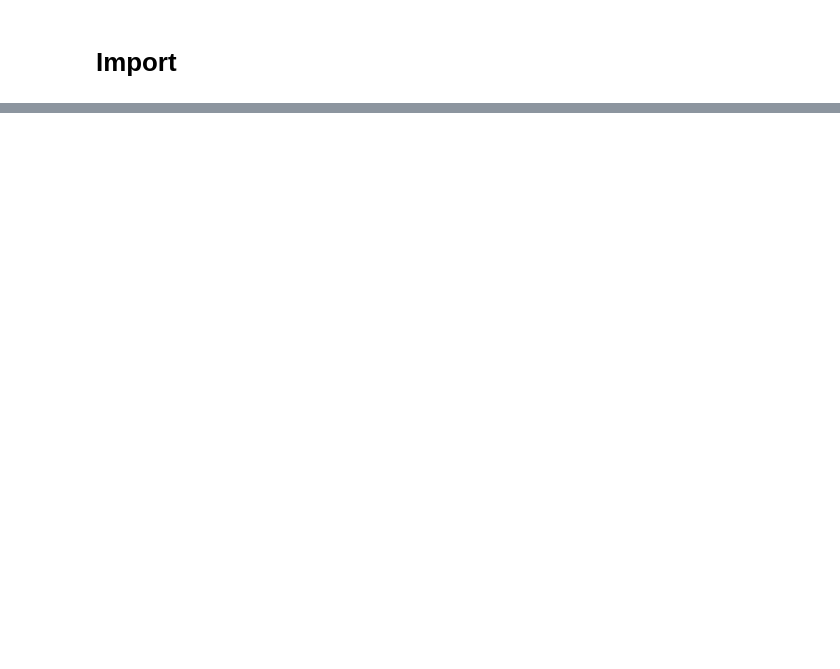
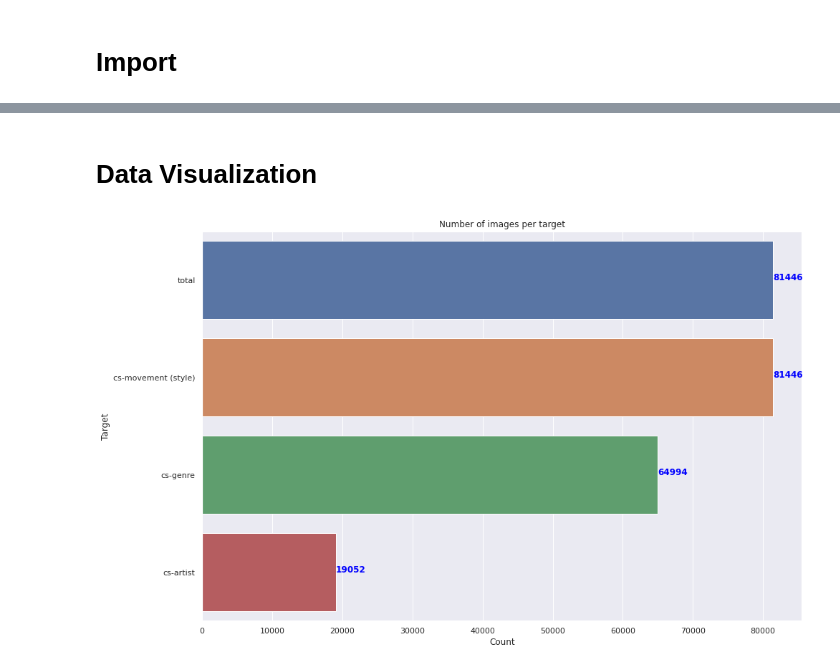
Before and after one commit to gregoirelafay/neural-art, a Jupyter notebook: notebooks/data_preparation.ipynb, the cells around one changed output, grey strips where cells are left out. Saved outputs shown, nothing was run; the diff lists cells and outputs as text; code cells hidden in the pictures; blank space fills up the shorter version.

```diff
--- a/notebooks/data_preparation.ipynb
+++ b/notebooks/data_preparation.ipynb
@@ -4,6 +4,6 @@
 import pandas as pd
 import numpy as np
 import seaborn as sns
+sns.set_theme(style="darkgrid")
 import matplotlib.pyplot as plt
-
 import os
@@ -12,2 +74,3 @@ import os
 # %%
-csv_path = "../raw_data/wikiart/"
+csv_path = "../raw_data/wikiart"
+image_path= "../raw_data/wikiart/wikiart"
@@ -29,7 +76,0 @@ artist.columns = ["path", "artist_id"]
-# %%
-fig, ax = plt.subplots(1, 1, figsize=(15, 10))
-sns.barplot(x=["chan-style-task", "chan-genre-task", "chan-artist-task"], y=[style.shape[0], genre.shape[0], artist.shape[0]], ax=ax)
-
-ax.set_title("Cschan dataset")
-for i, j in enumerate([style.shape[0], genre.shape[0], artist.shape[0]]):
-    ax.text(i, j, j, color='black', ha="center", fontsize=12)
@@ -101,0 +77,2 @@ genre = [i for i in os.listdir(csv_path + 'wikiart') if i != '.DS_Store']
+# %%
+data = get_data(csv_path, image_path)
@@ -101,0 +88,20 @@ genre = [i for i in os.listdir(csv_path + 'wikiart') if i != '.DS_Store']
+# %% [markdown]
+# Data Visualization
+# %%
+col = ['cs-split-artist','cs-split-genre','cs-split-style','path']
+
+fig, ax = plt.subplots(1,1,figsize=(15,10))
+sns.barplot(y=data[col].count().index,
+            x=data[col].count().values,
+            order=data[col].count().sort_values(ascending=False).index,
+            ax=ax);
+
+for i, v in enumerate(data[col].count().sort_values(ascending=False).values):
+    ax.text(v, i , str(v), color='blue', fontweight='bold')
+
+ax.set_yticklabels(['total','cs-movement (style)','cs-genre','cs-artist']);
+ax.set_title("Number of images per target");
+ax.set_xlabel("Count");
+ax.set_ylabel("Target");
+# %% [output]
+[figure, added]
```
Also changed, not shown: parts of 15 cells of this notebook.
